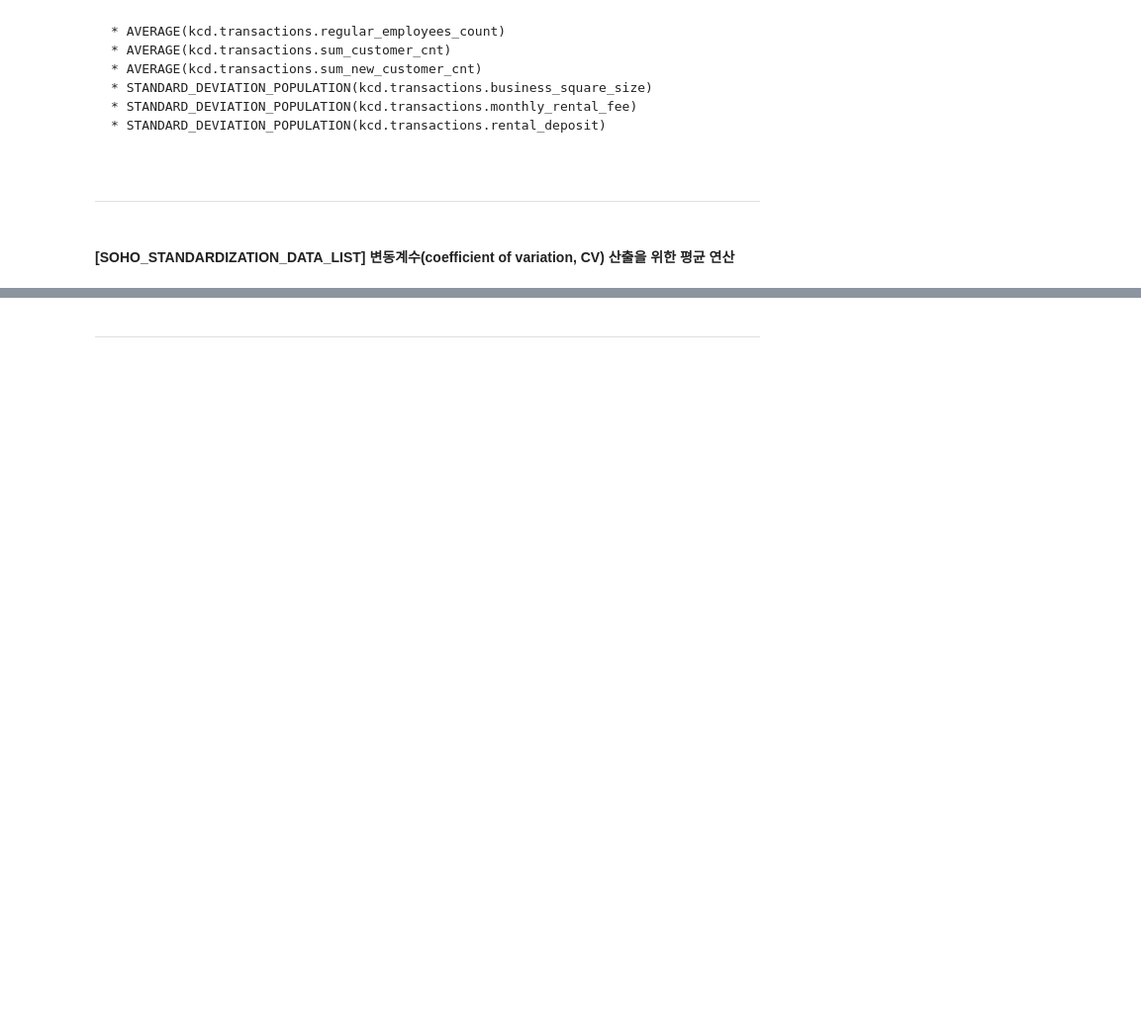
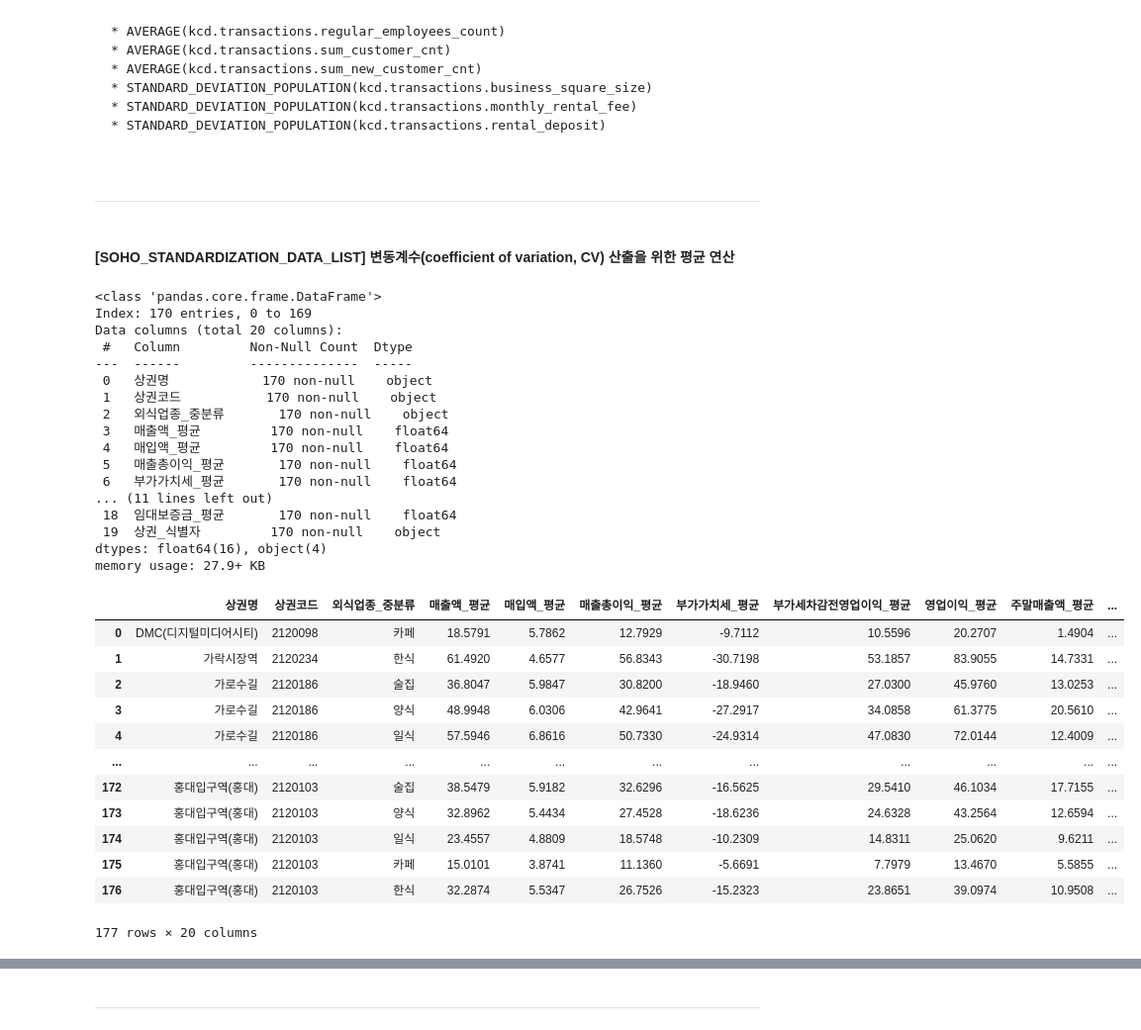
Before and after one commit to Gayeon6423/2023BigContest, a Jupyter notebook: [KCD_SOHO]_DATA_MERGE.ipynb, the cells around one changed output, grey strips where cells are left out. Shown at 99% size. Cells and saved outputs as stored; diff of their text form; code cells hidden in the pictures; blank space fills up the shorter version.

```diff
--- a/[KCD_SOHO]_DATA_MERGE.ipynb
+++ b/[KCD_SOHO]_DATA_MERGE.ipynb
@@ -244,3 +257,49 @@ memory usage: 12.0+ KB
 ---
 # %% [markdown]
 #### [SOHO_STANDARDIZATION_DATA_LIST] 변동계수(coefficient of variation, CV) 산출을 위한 평균 연산
+# %%
+SOHO_STANDARDIZATION_DATA_LIST = Preprocess.mergeSohoCredit(
+    date_time1 = 202201,
+    date_time2 = 202301,
+    file_path = "/content/drive/MyDrive/2023BigContest/data/DESILO_PLATFORM_DATA/SOHO_STANDARDIZATION/SOHO_",
+    file_name = "_STANDARDIZATION_230916.csv",
+    column_name_list = ["상권명", "상권코드", "외식업종_중분류",
+                        "매출액_평균", "매입액_평균", "매출총이익_평균", "부가가치세_평균", "부가세차감전영업이익_평균", "영업이익_평균",
+                        "주말매출액_평균", "사업장방문고객수_평균", "사업장방문신규고객수_평균",
+                        "배달매출액_평균", "주말배달매출액_평균", "카드매출액_평균", "주말카드매출액_평균",
+                        "사업장임대면적_평균", "월임대료_평균", "임대보증금_평균"],
+    column_num = 3)
+# %%
+SOHO_STANDARDIZATION_DATA_LIST[0].info()
+SOHO_STANDARDIZATION_DATA_LIST[14]
+# %% [output]
+<class 'pandas.core.frame.DataFrame'>
+Index: 170 entries, 0 to 169
+Data columns (total 20 columns):
+ #   Column         Non-Null Count  Dtype
+---  ------         --------------  -----
+ 0   상권명            170 non-null    object
+ 1   상권코드           170 non-null    object
+ 2   외식업종_중분류       170 non-null    object
+ 3   매출액_평균         170 non-null    float64
+ 4   매입액_평균         170 non-null    float64
+ 5   매출총이익_평균       170 non-null    float64
+ 6   부가가치세_평균       170 non-null    float64
+... (11 lines left out)
+ 18  임대보증금_평균       170 non-null    float64
+ 19  상권_식별자         170 non-null    object
+dtypes: float64(16), object(4)
+memory usage: 27.9+ KB
+|  | 상권명 | 상권코드 | 외식업종_중분류 | 매출액_평균 | 매입액_평균 | 매출총이익_평균 | 부가가치세_평균 | 부가세차감전영업이익_평균 | 영업이익_평균 | 주말매출액_평균 | ... |
+| 0 | DMC(디지털미디어시티) | 2120098 | 카페 | 18.5791 | 5.7862 | 12.7929 | -9.7112 | 10.5596 | 20.2707 | 1.4904 | ... |
+| 1 | 가락시장역 | 2120234 | 한식 | 61.4920 | 4.6577 | 56.8343 | -30.7198 | 53.1857 | 83.9055 | 14.7331 | ... |
+| 2 | 가로수길 | 2120186 | 술집 | 36.8047 | 5.9847 | 30.8200 | -18.9460 | 27.0300 | 45.9760 | 13.0253 | ... |
+| 3 | 가로수길 | 2120186 | 양식 | 48.9948 | 6.0306 | 42.9641 | -27.2917 | 34.0858 | 61.3775 | 20.5610 | ... |
+| 4 | 가로수길 | 2120186 | 일식 | 57.5946 | 6.8616 | 50.7330 | -24.9314 | 47.0830 | 72.0144 | 12.4009 | ... |
+| ... | ... | ... | ... | ... | ... | ... | ... | ... | ... | ... | ... |
+| 172 | 홍대입구역(홍대) | 2120103 | 술집 | 38.5479 | 5.9182 | 32.6296 | -16.5625 | 29.5410 | 46.1034 | 17.7155 | ... |
+| 173 | 홍대입구역(홍대) | 2120103 | 양식 | 32.8962 | 5.4434 | 27.4528 | -18.6236 | 24.6328 | 43.2564 | 12.6594 | ... |
+| 174 | 홍대입구역(홍대) | 2120103 | 일식 | 23.4557 | 4.8809 | 18.5748 | -10.2309 | 14.8311 | 25.0620 | 9.6211 | ... |
+| 175 | 홍대입구역(홍대) | 2120103 | 카페 | 15.0101 | 3.8741 | 11.1360 | -5.6691 | 7.7979 | 13.4670 | 5.5855 | ... |
+| 176 | 홍대입구역(홍대) | 2120103 | 한식 | 32.2874 | 5.5347 | 26.7526 | -15.2323 | 23.8651 | 39.0974 | 10.9508 | ... |
+177 rows × 20 columns
```
Also changed, not shown: parts of 20 cells of this notebook.
